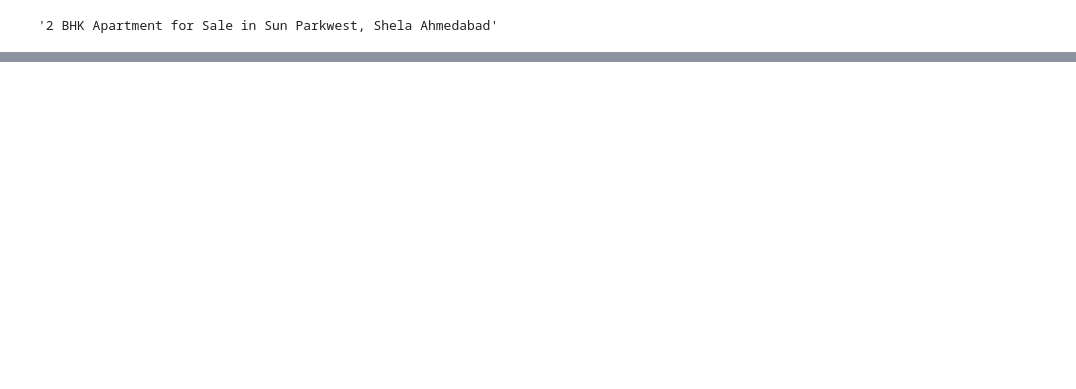
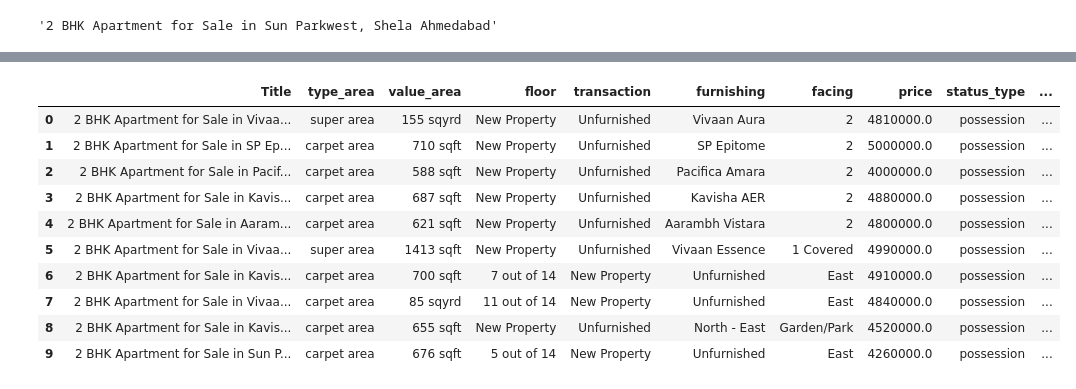
Before and after one commit to bunny-ml/Ahmedabad-Flat-Price-, a Jupyter notebook: notebooks/01_data_cleaning_code.ipynb, the cells around one changed output, grey strips where cells are left out. Drawn from its saved outputs; the diff is of its cells as text; code cells hidden in the pictures; blank space fills up the shorter version.

```diff
--- a/notebooks/01_data_cleaning_code.ipynb
+++ b/notebooks/01_data_cleaning_code.ipynb
@@ -460,2 +445,16 @@ df.isnull().sum()
 | location | 0 |
 dtype: int64
+# %%
+df.head(10)
+# %% [output]
+|  | Title | type_area | value_area | floor | transaction | furnishing | facing | price | status_type | ... |
+| 0 | 2 BHK Apartment for Sale in Vivaa... | super area | 155 sqyrd | New Property | Unfurnished | Vivaan Aura | 2 | 4810000.0 | possession | ... |
+| 1 | 2 BHK Apartment for Sale in SP Ep... | carpet area | 710 sqft | New Property | Unfurnished | SP Epitome | 2 | 5000000.0 | possession | ... |
+| 2 | 2 BHK Apartment for Sale in Pacif... | carpet area | 588 sqft | New Property | Unfurnished | Pacifica Amara | 2 | 4000000.0 | possession | ... |
+| 3 | 2 BHK Apartment for Sale in Kavis... | carpet area | 687 sqft | New Property | Unfurnished | Kavisha AER | 2 | 4880000.0 | possession | ... |
+| 4 | 2 BHK Apartment for Sale in Aaram... | carpet area | 621 sqft | New Property | Unfurnished | Aarambh Vistara | 2 | 4800000.0 | possession | ... |
+| 5 | 2 BHK Apartment for Sale in Vivaa... | super area | 1413 sqft | New Property | Unfurnished | Vivaan Essence | 1 Covered | 4990000.0 | possession | ... |
+| 6 | 2 BHK Apartment for Sale in Kavis... | carpet area | 700 sqft | 7 out of 14 | New Property | Unfurnished | East | 4910000.0 | possession | ... |
+| 7 | 2 BHK Apartment for Sale in Vivaa... | carpet area | 85 sqyrd | 11 out of 14 | New Property | Unfurnished | East | 4840000.0 | possession | ... |
+| 8 | 2 BHK Apartment for Sale in Kavis... | carpet area | 655 sqft | New Property | Unfurnished | North - East | Garden/Park | 4520000.0 | possession | ... |
+| 9 | 2 BHK Apartment for Sale in Sun P... | carpet area | 676 sqft | 5 out of 14 | New Property | Unfurnished | East | 4260000.0 | possession | ... |
```
Also changed, not shown: parts of 37 cells of this notebook.
